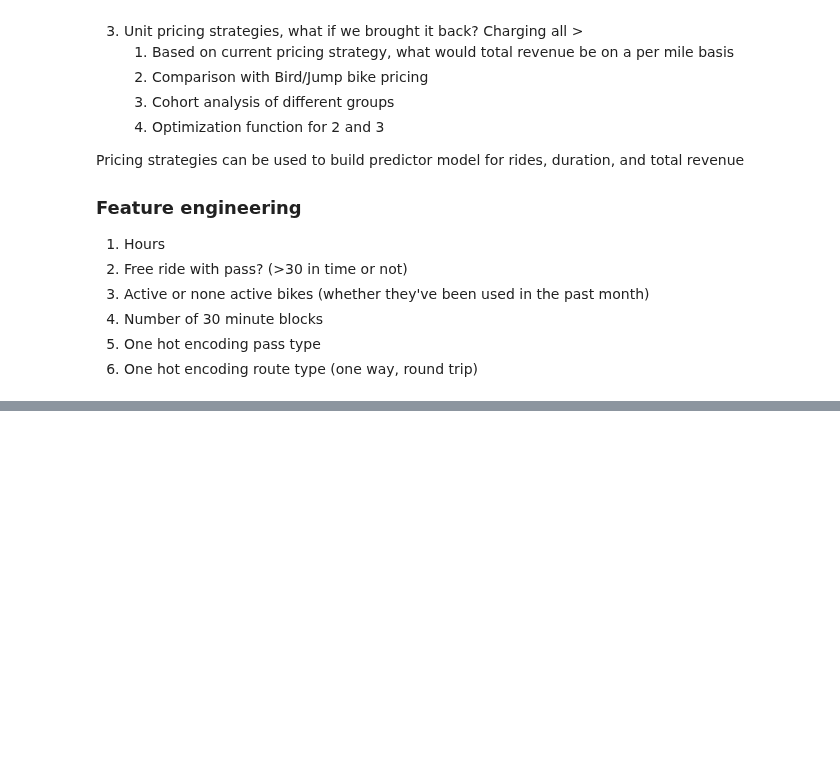
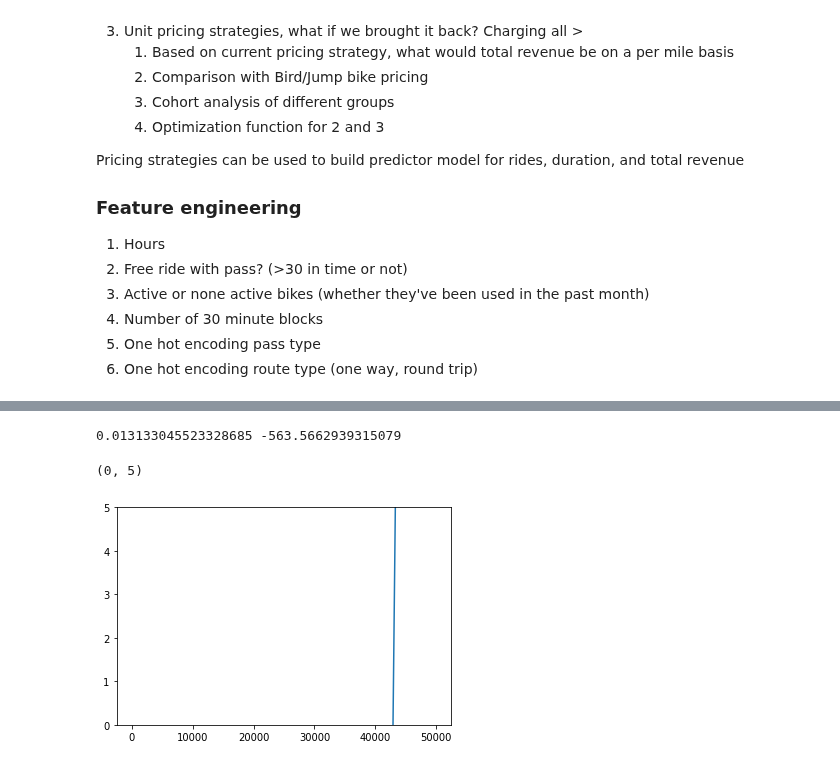
Before and after one commit to finnqiao/la_metro_bikeshare_data, a Jupyter notebook: notebooks/1.0-la-bikeshare.ipynb, the cells around one changed output, grey strips where cells are left out. Drawn from its saved outputs; the diff is of its cells as text; code cells hidden in the pictures; blank space fills up the shorter version.

```diff
--- a/notebooks/1.0-la-bikeshare.ipynb
+++ b/notebooks/1.0-la-bikeshare.ipynb
@@ -1267,3 +1403,20 @@ annual_charged_blocks = agg_pass_groups['average_charged_blocks_per_ride']['annu
+# %%
+walk_up_share_new = new_riders['percent_total_trips']['Walk-up']
+daily_share_new = new_riders['percent_total_trips']['One Day Pass']
+monthly_share_new = new_riders['percent_total_trips']['Monthly Pass']
+annual_share_new = new_riders['percent_total_trips']['Flex Pass']
+
+weighted_slope_new = walk_up_share_new * slope_walk_up + daily_share_new * slope_daily + monthly_share_new * slope_monthly + annual_share_new * slope_monthly
+weighted_intercept_new = walk_up_share_new * intercept_walk_up + daily_share_new * intercept_daily + monthly_share_new * intercept_monthly + annual_share_new * intercept_monthly
+print(weighted_slope_new, weighted_intercept_new)
+def weighted_demand_new(x):
+    return weighted_slope_new * x + weighted_intercept_new
+plt.plot(q, weighted_demand_new(q))
+plt.ylim((0,5))
+# %% [output]
+0.013133045523328685 -563.5662939315079
+(0, 5)
+[figure, added]
 # %%
 from scipy.optimize import minimize
 
```
Also changed, not shown: parts of 18 cells of this notebook, 1 other file.
